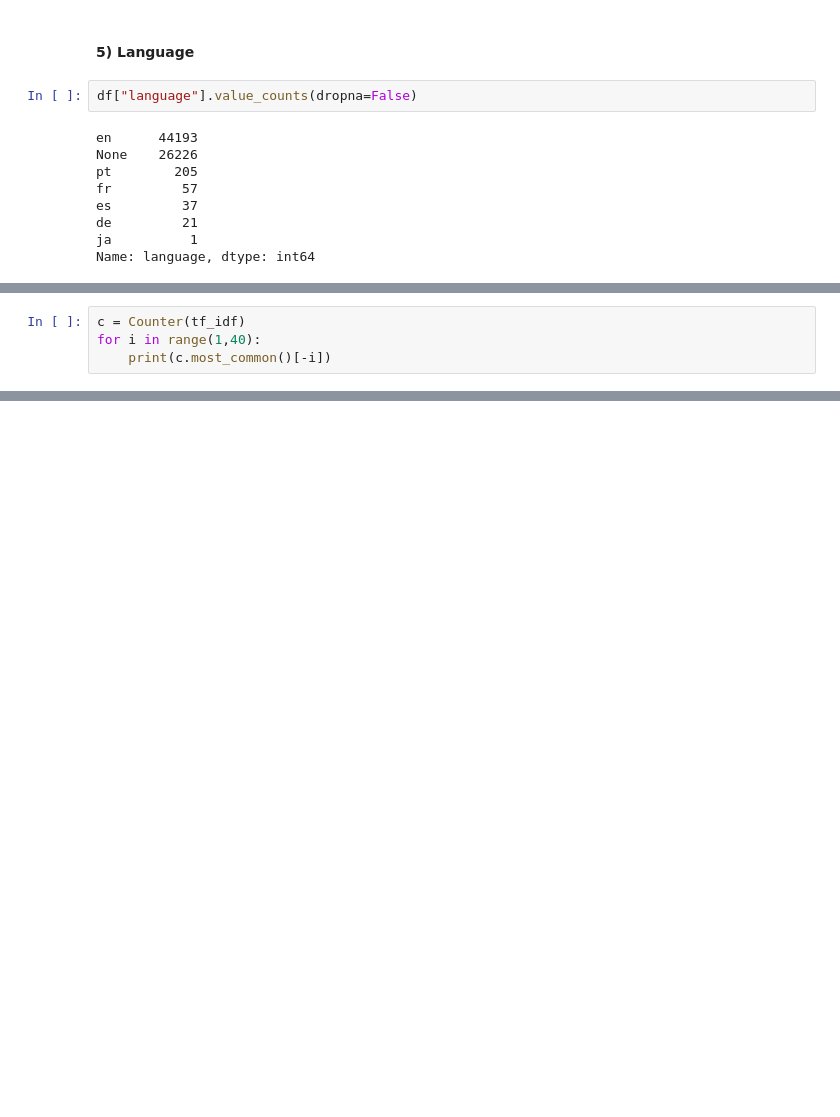
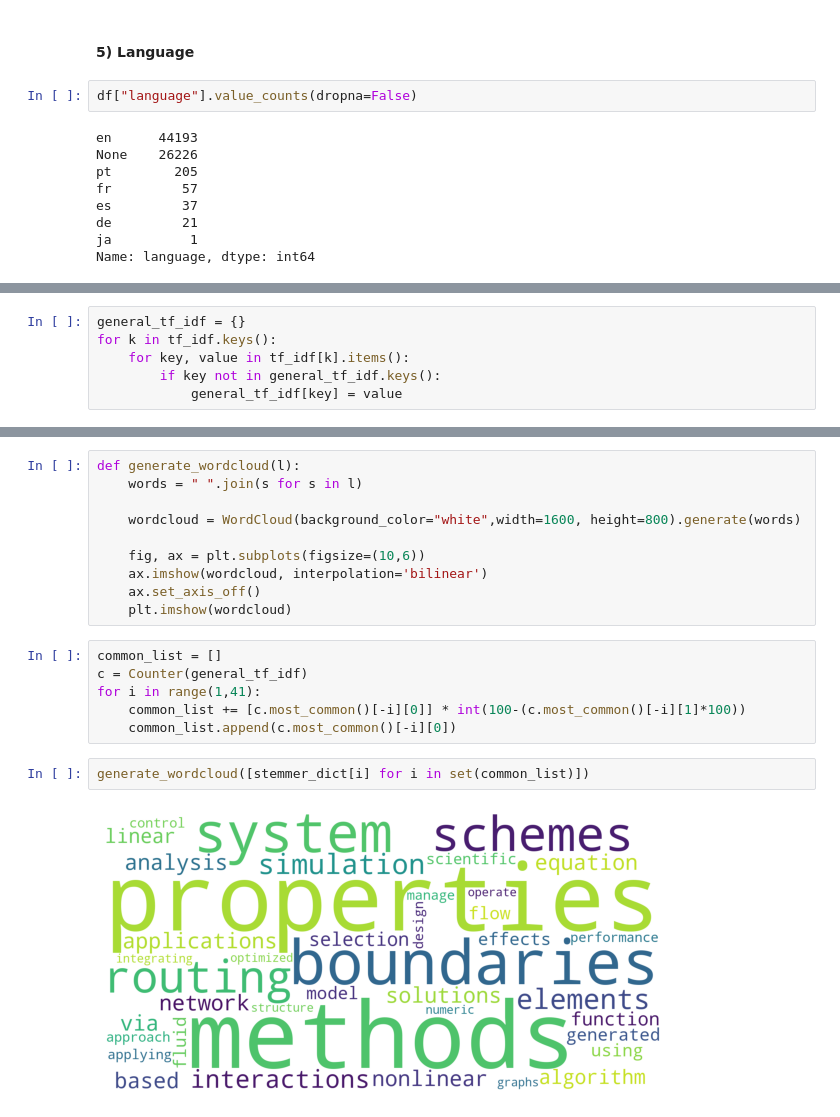
Before and after one commit to pedroboechat/COS738_BuscaMineracaoTexto_TrabFinal, a Jupyter notebook: notebook.ipynb, the cells around one changed output, grey strips where cells are left out. Saved outputs shown, nothing was run; the diff lists cells and outputs as text; blank space fills up the shorter version.

Commit message:
Finish differential tag clouds

```diff
--- a/notebook.ipynb
+++ b/notebook.ipynb
@@ -286,4 +286,0 @@ tf_idf
-# %%
-c = Counter(tf_idf)
-for i in range(1,40):
-    print(c.most_common()[-i])
@@ -315,0 +287,6 @@ for i in range(1,40):
+# %%
+general_tf_idf = {}
+for k in tf_idf.keys():
+    for key, value in tf_idf[k].items():
+        if key not in general_tf_idf.keys():
+            general_tf_idf[key] = value
@@ -315,0 +313,20 @@ for i in range(1,40):
+# %%
+def generate_wordcloud(l):
+    words = " ".join(s for s in l)
+
+    wordcloud = WordCloud(background_color="white",width=1600, height=800).generate(words)
+
+    fig, ax = plt.subplots(figsize=(10,6))
+    ax.imshow(wordcloud, interpolation='bilinear')
+    ax.set_axis_off()
+    plt.imshow(wordcloud)
+# %%
+common_list = []
+c = Counter(general_tf_idf)
+for i in range(1,41):
+    common_list += [c.most_common()[-i][0]] * int(100-(c.most_common()[-i][1]*100))
+    common_list.append(c.most_common()[-i][0])
+# %%
+generate_wordcloud([stemmer_dict[i] for i in set(common_list)])
+# %% [output]
+[figure, added]
```
Also changed, not shown: parts of 50 cells of this notebook.
